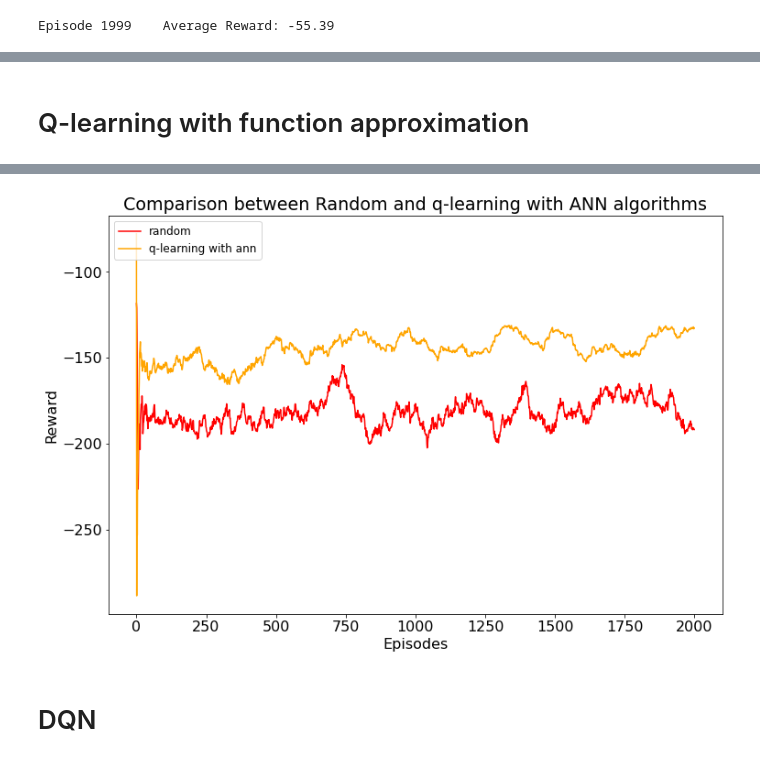
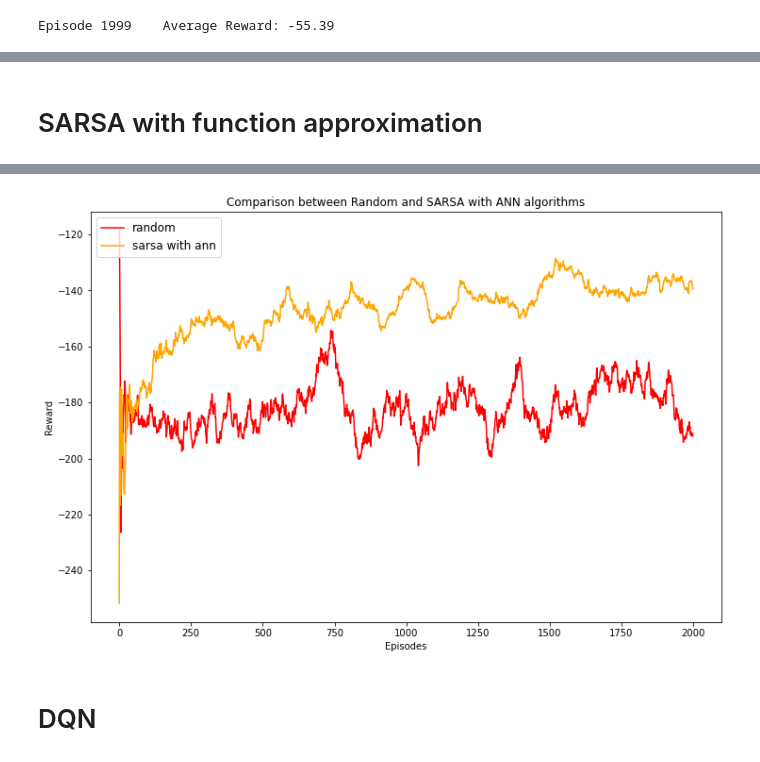
Before and after one commit to GiuliaMP/RL_Project, a Jupyter notebook: Run.ipynb, the cells around one changed output, grey strips where cells are left out. Saved outputs shown, nothing was run; the diff lists cells and outputs as text; code cells hidden in the pictures.

```diff
--- a/Run.ipynb
+++ b/Run.ipynb
@@ -75,10 +75,10 @@ plt.show()
 # %% [markdown]
-# Q-learning with function approximation
+# SARSA with function approximation
 # %%
-# Q-learning with value approximation
+# SARSA with value approximation
 env = gym.make("LunarLander-v2")
-rew_ql_ann = Q_ann.q_learning_ANN(env, 8, episodes)
-mean_rew_ann = moving_avg(rew_ql_ann, window=100)
+rew_sarsa_ann = Sarsa_ANN.sarsa_va_ann(env, 8, episodes)
+mean_rew_ann = moving_avg(rew_sarsa_ann, window=100)
 # %% [output]
 Episode 0       Average Reward: -77.85
 Episode 100     Average Reward: -156.22
@@ -100,14 +100,14 @@ Episode 1999    Average Reward: -132.36
 # %%
 fig, ax = plt.subplots(figsize=(12,8))
 plt.plot(mean_rew_random, color="red", label="random")
-plt.plot(mean_rew_ann, color="orange", label="q-learning with ann")
-plt.title("Comparison between Random and q-learning with ANN algorithms")
+plt.plot(mean_rew_ann, color="orange", label="sarsa with ann")
+plt.title("Comparison between Random and SARSA with ANN algorithms")
 plt.xlabel("Episodes")
 plt.ylabel("Reward")
 plt.legend(loc=2, prop={'size': 12})
 plt.show()
 # %% [output]
-[figure, old version]
+[figure, new version]
 # %% [markdown]
 # DQN
 # %%
```
Also changed, not shown: parts of 5 cells of this notebook.
